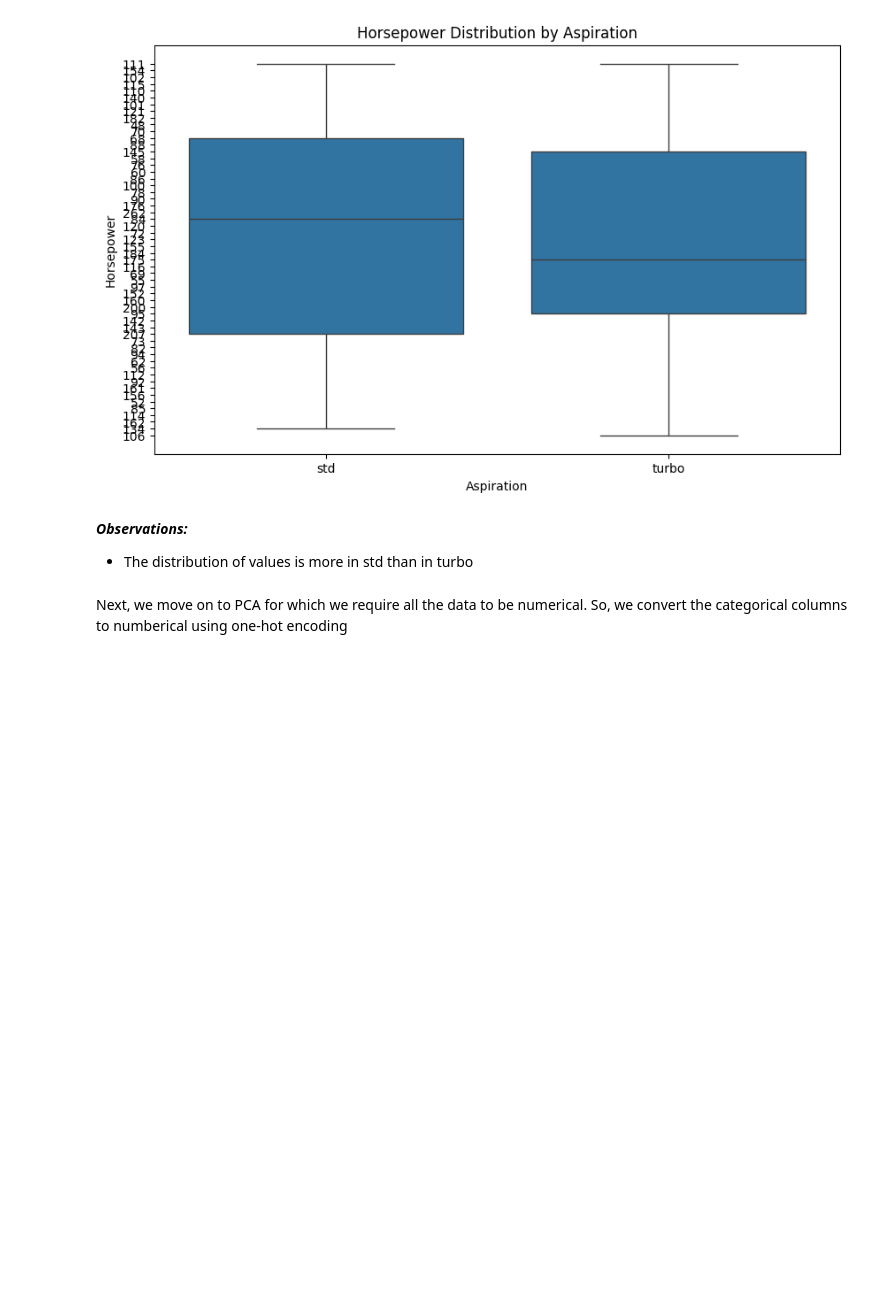
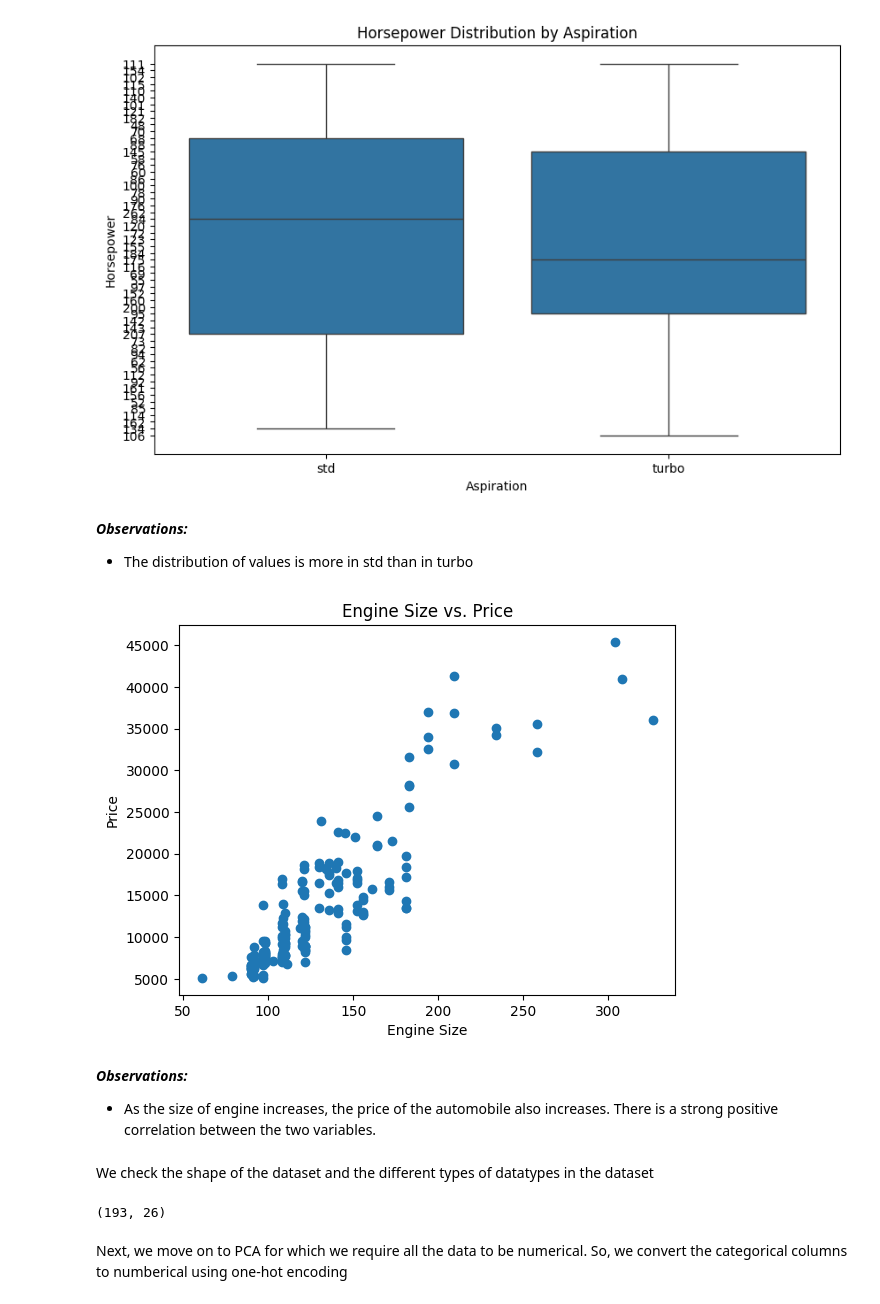
Before and after one commit to Stuteee/ML_Task1, a Jupyter notebook: ML_Week2.ipynb, the cells around one changed output. Drawn from its saved outputs; the diff is of its cells as text; code cells hidden in the pictures; blank space fills up the shorter version.

```diff
--- a/ML_Week2.ipynb
+++ b/ML_Week2.ipynb
@@ -299,6 +290,24 @@ plt.show()
 
 
 *   The distribution of values is more in std than in turbo
+# %%
+plt.scatter(df['engine-size'], df['price'])
+plt.title('Engine Size vs. Price')
+plt.xlabel('Engine Size')
+plt.ylabel('Price')
+plt.show()
+# %% [output]
+[figure, added]
+# %% [markdown]
+***Observations:***
+
+*   As the size of engine increases, the price of the automobile also increases. There is a strong positive correlation between the two variables.
+# %% [markdown]
+We check the shape of the dataset and the different types of datatypes in the dataset
+# %%
+df.shape
+# %% [output]
+(193, 26)
 # %% [markdown]
 Next, we move on to PCA for which we require all the data to be numerical. So, we convert the categorical columns to numberical using one-hot encoding
 # %%
```
Also changed, not shown: parts of 45 cells of this notebook.
